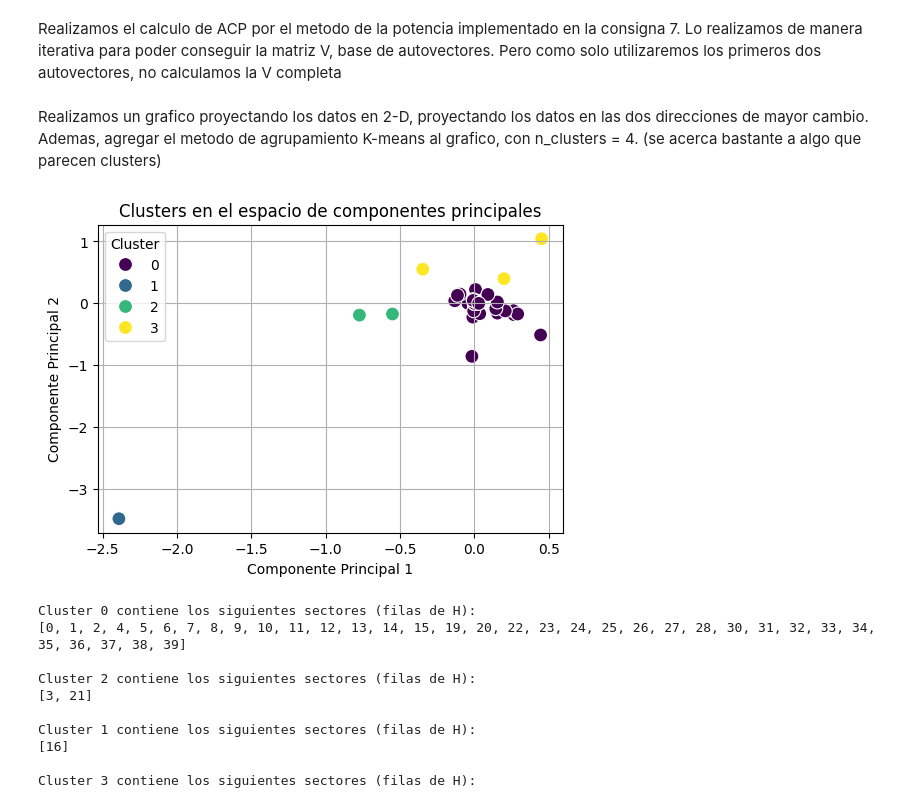
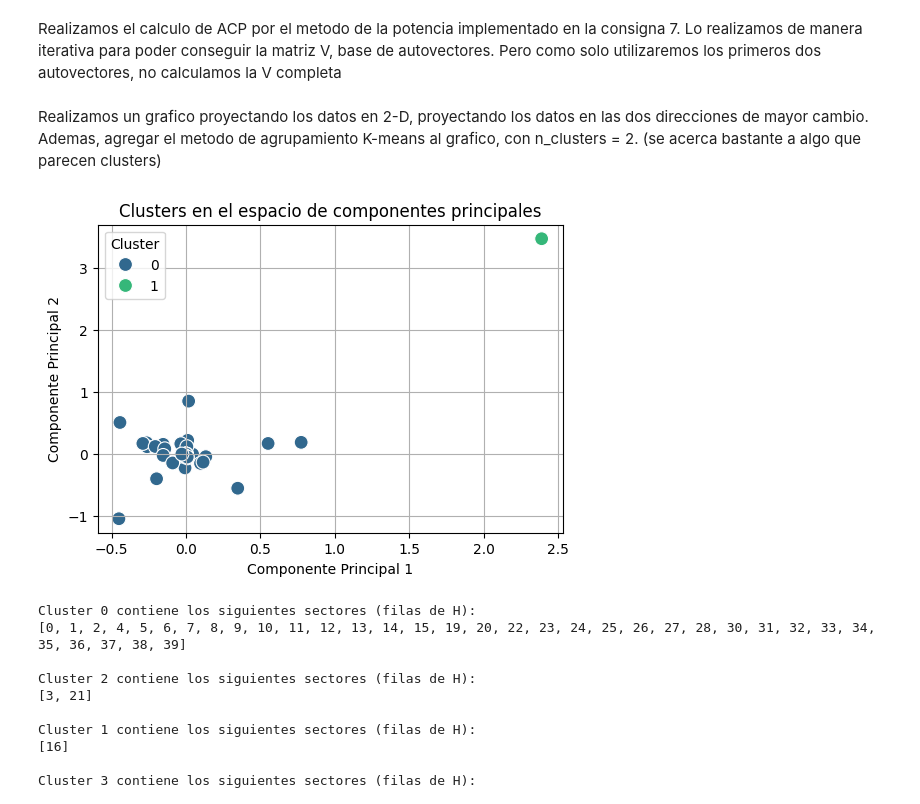
Before and after one commit to Nicowkra/ALC_TP2, a Jupyter notebook: grupo_gr05_TP2.ipynb, the cells around one changed output. Saved outputs shown, nothing was run; the diff lists cells and outputs as text; code cells hidden in the pictures.

```diff
--- a/grupo_gr05_TP2.ipynb
+++ b/grupo_gr05_TP2.ipynb
@@ -470,30 +470,30 @@ X, Mcov = f.centrarDatos(H)
 V = PrimerasNColumnasDeV_con_mP(Mcov,2)
 # %% [markdown]
 Realizamos un grafico proyectando los datos en 2-D, proyectando los datos en las dos direcciones de mayor cambio.
-Ademas, agregar el metodo de agrupamiento K-means al grafico, con n_clusters = 4. (se acerca bastante a algo que parecen clusters)
+Ademas, agregar el metodo de agrupamiento K-means al grafico, con n_clusters = 2. (se acerca bastante a algo que parecen clusters)
 # %%
 # Proyectar los datos en las dos primeras componentes principales
 X_reducido = X @ V[:, :2]  # Transponer X para que las observaciones sean filas
 
 # Aplicar K-means para encontrar clusters
-kmeans = KMeans(n_clusters=4, random_state=42)  # Puedes ajustar el número de clusters
+kmeans = KMeans(n_clusters=2, random_state=42)  # Puedes ajustar el número de clusters
 clusters = kmeans.fit_predict(X_reducido)
 
 # Convertir el resultado a un DataFrame para facilitar la visualización
 df_clusters = pd.DataFrame(X_reducido, columns=['Componente 1', 'Componente 2'])
 df_clusters['Cluster'] = clusters
 
 # Graficar los resultados
 plt.figure(figsize=(6, 4))
 sns.scatterplot(data=df_clusters, x='Componente 1', y='Componente 2', hue='Cluster', palette='viridis', s=100)
 plt.title('Clusters en el espacio de componentes principales')
 plt.xlabel('Componente Principal 1')
 plt.ylabel('Componente Principal 2')
 plt.legend(title='Cluster')
 plt.grid(True)
 plt.show()
 # %% [output]
-[figure, old version]
+[figure, new version]
 # %%
 # Asumiendo que 'clusters' contiene las asignaciones de los clusters
 df_clusters['Sector'] = df_clusters.index  # Asignamos los sectores (índices de las filas de H)
```
Also changed, not shown: parts of 7 cells of this notebook, 1 other file.
